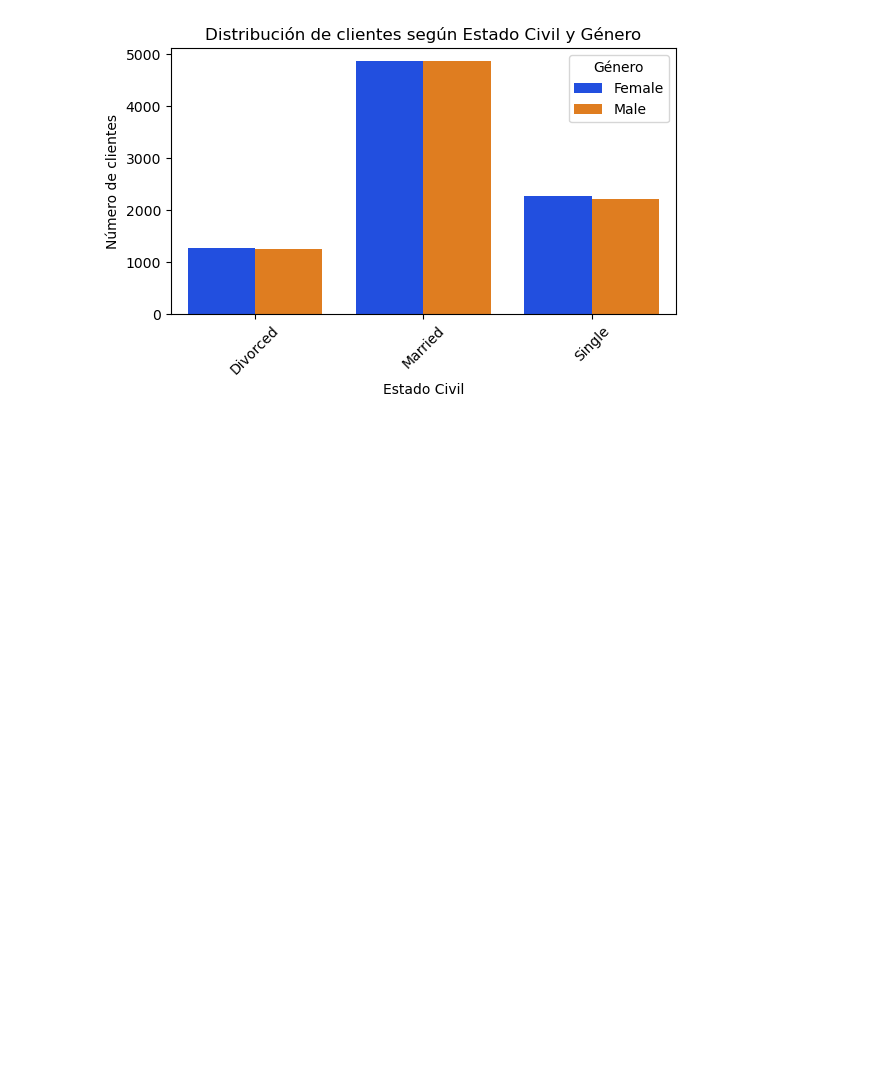
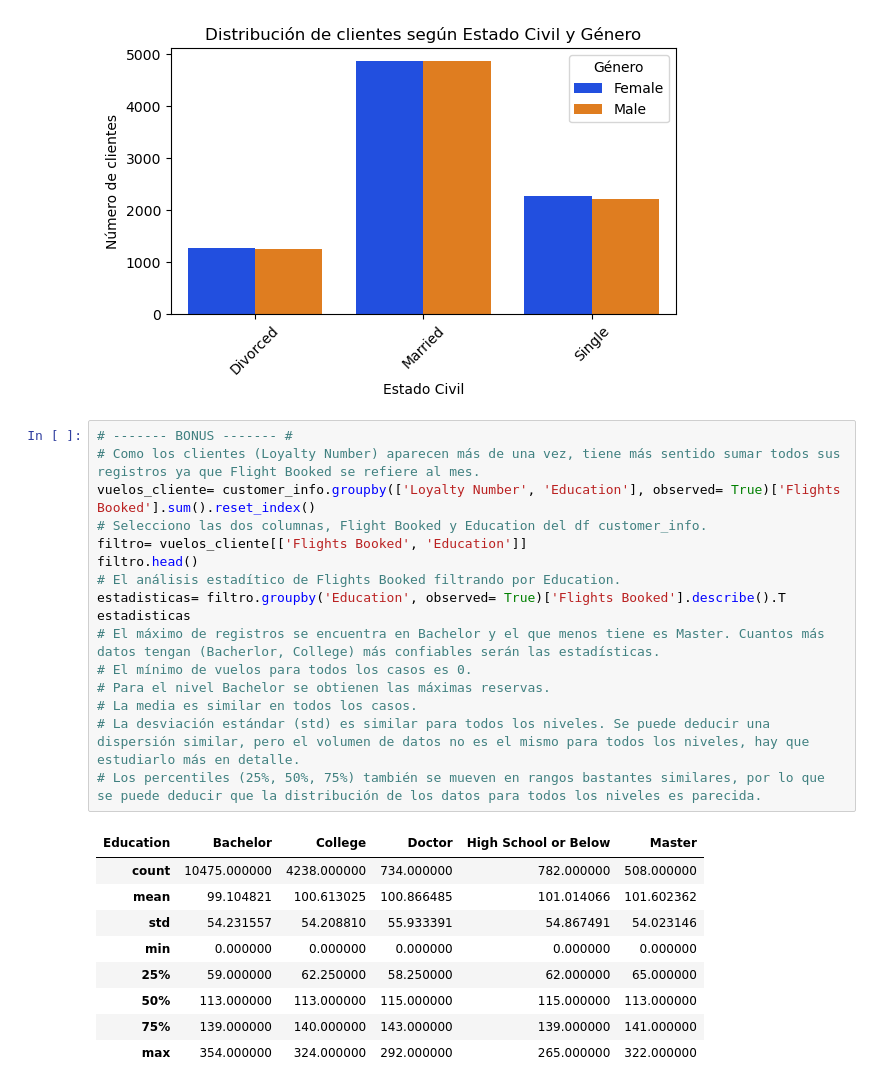
Before and after one commit to tapiamm/bda-modulo-3-evaluacion-final-tapiamm, a Jupyter notebook: ejercicio_tecnico_m3_maria_tapia.ipynb, the cells around one changed output. Saved outputs shown, nothing was run; the diff lists cells and outputs as text; blank space fills up the shorter version.

Commit message:
Añadido el ejercicio bonus

```diff
--- a/ejercicio_tecnico_m3_maria_tapia.ipynb
+++ b/ejercicio_tecnico_m3_maria_tapia.ipynb
@@ -549,3 +549,29 @@ plt.show()
 # En el caso de divorciados (menor número), hay más mujeres. Para los solteros tambíen hay más mujeres. Para ambos casos no exiten muchas diferencias de género.
 # %% [output]
 [figure]
+# %%
+# ------- BONUS ------- #
+# Como los clientes (Loyalty Number) aparecen más de una vez, tiene más sentido sumar todos sus registros ya que Flight Booked se refiere al mes.
+vuelos_cliente= customer_info.groupby(['Loyalty Number', 'Education'], observed= True)['Flights Booked'].sum().reset_index()
+# Selecciono las dos columnas, Flight Booked y Education del df customer_info.
+filtro= vuelos_cliente[['Flights Booked', 'Education']]
+filtro.head()
+# El análisis estadítico de Flights Booked filtrando por Education.
+estadisticas= filtro.groupby('Education', observed= True)['Flights Booked'].describe().T
+estadisticas
+# El máximo de registros se encuentra en Bachelor y el que menos tiene es Master. Cuantos más datos tengan (Bacherlor, College) más confiables serán las estadísticas.
+# El mínimo de vuelos para todos los casos es 0.
+# Para el nivel Bachelor se obtienen las máximas reservas.
+# La media es similar en todos los casos.
+# La desviación estándar (std) es similar para todos los niveles. Se puede deducir una dispersión similar, pero el volumen de datos no es el mismo para todos los niveles, hay que estudiarlo más en detalle.
+# Los percentiles (25%, 50%, 75%) también se mueven en rangos bastantes similares, por lo que se puede deducir que la distribución de los datos para todos los niveles es parecida.
+# %% [output]
+| Education | Bachelor | College | Doctor | High School or Below | Master |
+| count | 10475.000000 | 4238.000000 | 734.000000 | 782.000000 | 508.000000 |
+| mean | 99.104821 | 100.613025 | 100.866485 | 101.014066 | 101.602362 |
+| std | 54.231557 | 54.208810 | 55.933391 | 54.867491 | 54.023146 |
+| min | 0.000000 | 0.000000 | 0.000000 | 0.000000 | 0.000000 |
+| 25% | 59.000000 | 62.250000 | 58.250000 | 62.000000 | 65.000000 |
+| 50% | 113.000000 | 113.000000 | 115.000000 | 115.000000 | 113.000000 |
+| 75% | 139.000000 | 140.000000 | 143.000000 | 139.000000 | 141.000000 |
+| max | 354.000000 | 324.000000 | 292.000000 | 265.000000 | 322.000000 |
```
Also changed, not shown: parts of 2 cells of this notebook.
